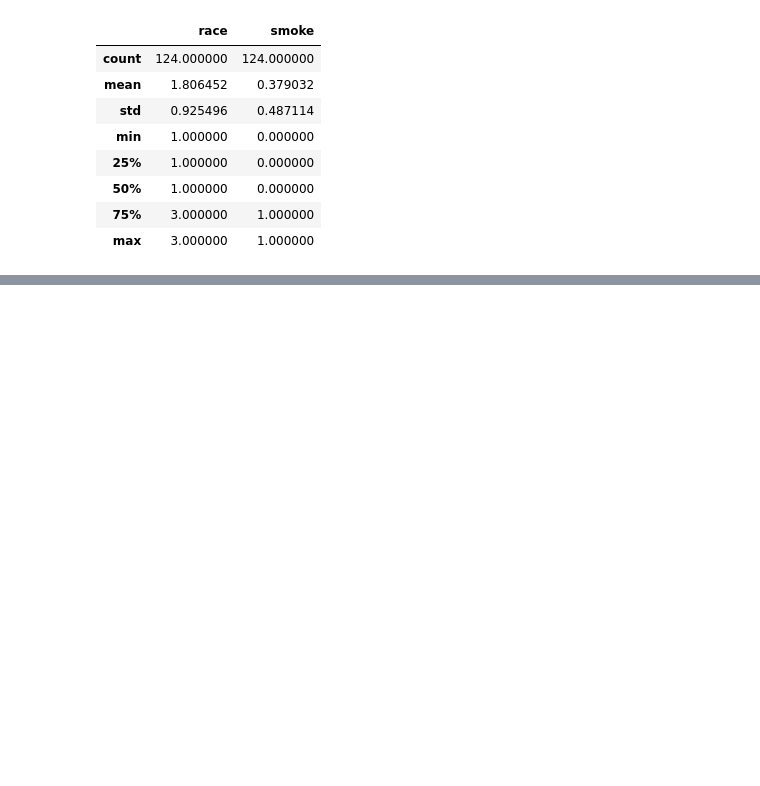
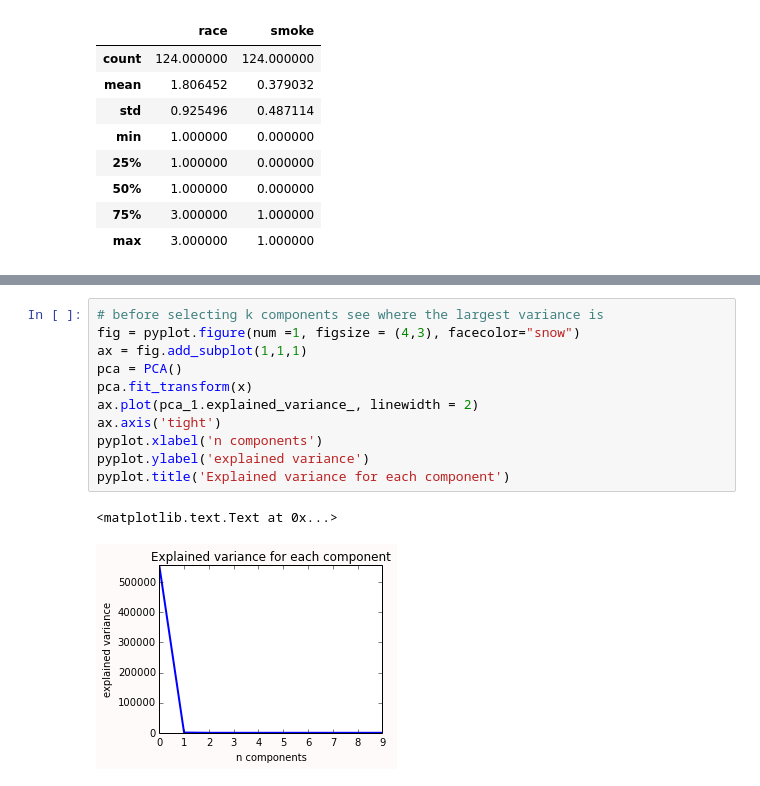
Before and after one commit to Gabya06/datascience, a Jupyter notebook: LogisticRegression/LogisticRegression-LowBirthWeight.ipynb, the cells around one changed output, grey strips where cells are left out. Saved outputs shown, nothing was run; the diff lists cells and outputs as text; blank space fills up the shorter version.

```diff
--- a/LogisticRegression/LogisticRegression-LowBirthWeight.ipynb
+++ b/LogisticRegression/LogisticRegression-LowBirthWeight.ipynb
@@ -405,0 +566,14 @@ print(ax.get_xticks())
+# %%
+# before selecting k components see where the largest variance is
+fig = pyplot.figure(num =1, figsize = (4,3), facecolor="snow")
+ax = fig.add_subplot(1,1,1)
+pca = PCA()
+pca.fit_transform(x)
+ax.plot(pca_1.explained_variance_, linewidth = 2)
+ax.axis('tight')
+pyplot.xlabel('n components')
+pyplot.ylabel('explained variance')
+pyplot.title('Explained variance for each component')
+# %% [output]
+<matplotlib.text.Text at 0x...>
+[figure, added]
```
Also changed, not shown: parts of 30 cells of this notebook.
